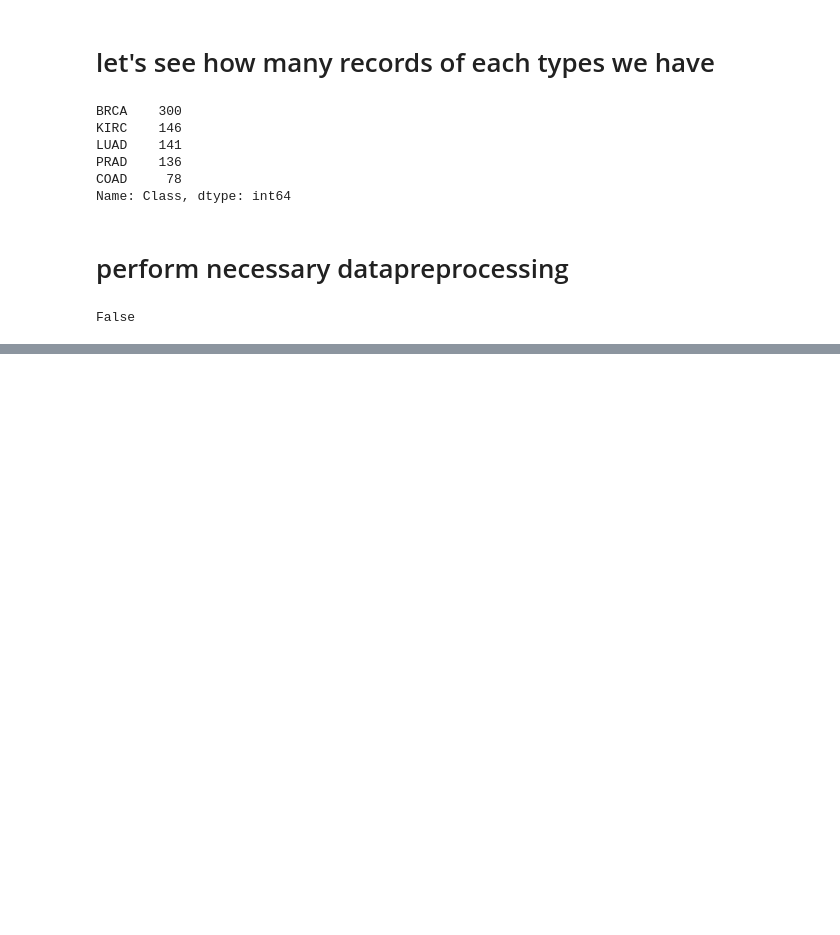
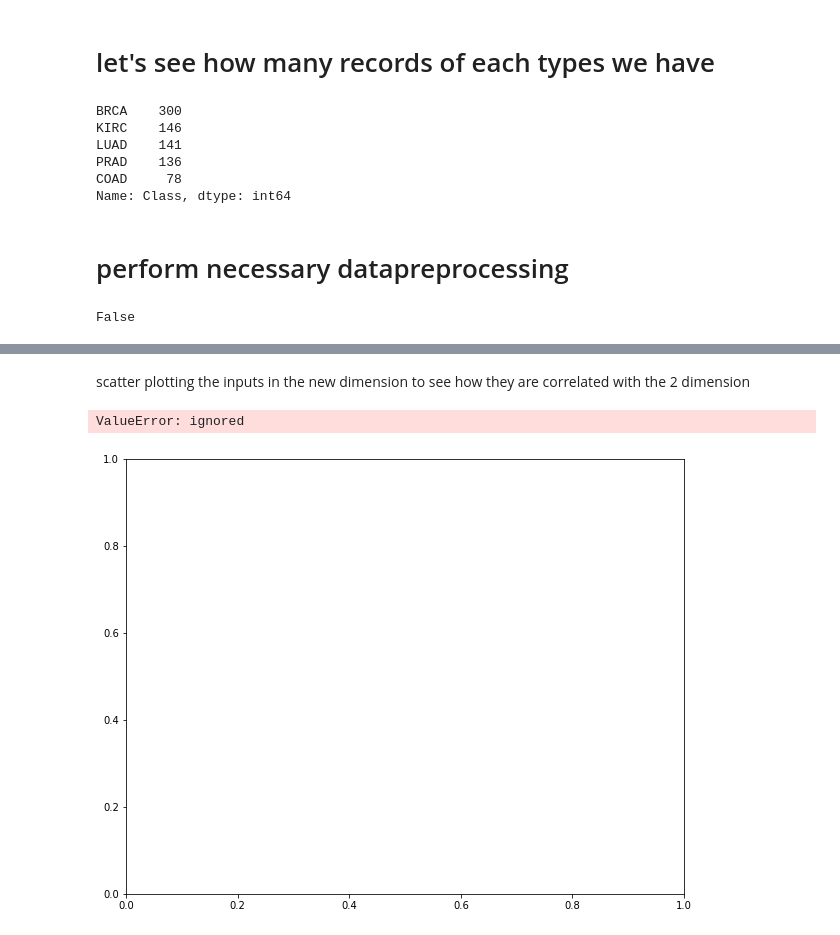
Before and after one commit to dhanarajappu456/new, a Jupyter notebook: RNA_exp.ipynb, the cells around one changed output, grey strips where cells are left out. Drawn from its saved outputs; the diff is of its cells as text; code cells hidden in the pictures; blank space fills up the shorter version.

```diff
--- a/RNA_exp.ipynb
+++ b/RNA_exp.ipynb
@@ -9,5 +16,5 @@ import matplotlib.pyplot as plt
 # %%
-data=pd.read_csv('data.csv',index_col=[0]) # here we make first col of data as index col of the data
+data=pd.read_csv('/content/drive/MyDrive/CANCER/data.csv',index_col=[0]) # here we make first col of data as index col of the data
 # %%
 data
 # %% [output]
@@ -25,7 +32,7 @@ data
 | sample_800 | 0.0 | 2.325242 | 3.805932 | 6.530246 | 9.560367 | 0.0 | 7.957027 | 0.000000 | 0.0 | 0.0 | 0.748375 | ... |
 801 rows × 20531 columns
 # %%
-labels=pd.read_csv('labels.csv',index_col=[0]) # here we make first col of label as its index col
+labels=pd.read_csv('/content/drive/MyDrive/CANCER/labels.csv',index_col=[0]) # here we make first col of label as its index col
 labels
 # %% [output]
 |  | Class |
@@ -144,0 +156,5 @@ dtype: bool
+# %%
+x=transformed.reset_index(drop=True)
+y=labels.reset_index(drop=True)
+print(x)
+print(y)
@@ -144,0 +202,6 @@ dtype: bool
+# %%
+
+pca = PCA(n_components=2)   #20531 features to 2 features
+x_pca = pca.fit_transform(x)
+x_pca.shape
+print(x_pca)
@@ -144,0 +216,10 @@ dtype: bool
+# %% [markdown]
+scatter plotting the inputs in the new dimension to see how they are correlated with the 2 dimension
+# %%
+plt.figure(figsize=(10,8))
+map=plt.scatter(x_pca[:,0],x_pca[:,1],c=y)
+plt.xlabel('First Principle Component')
+plt.ylabel('Second Principle Component')
+# %% [output]
+ValueError: ignored
+[figure, added]
```
Also changed, not shown: parts of 12 cells of this notebook.
